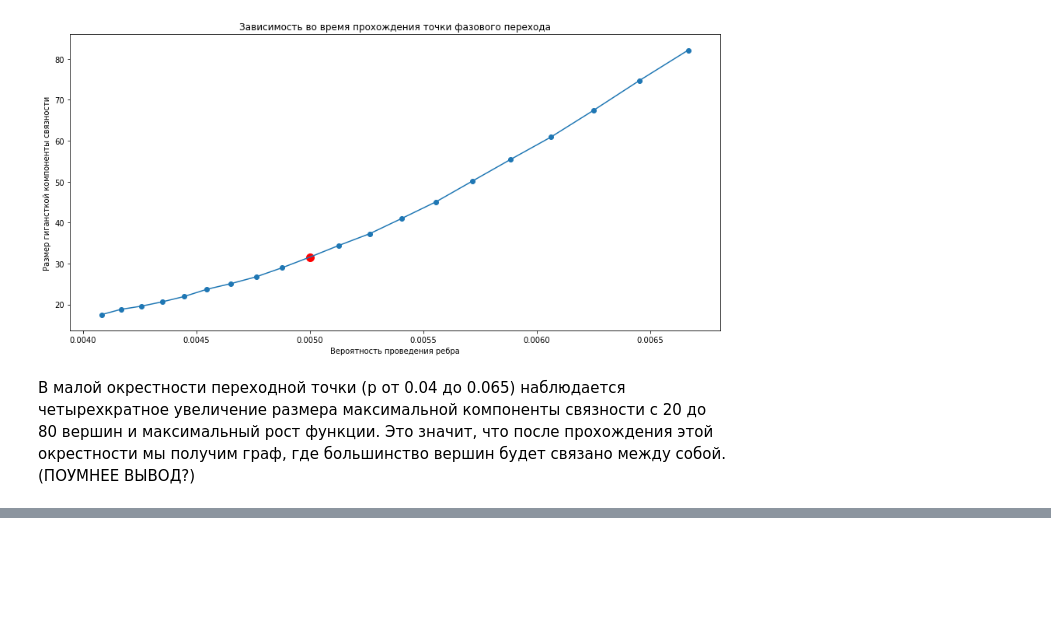
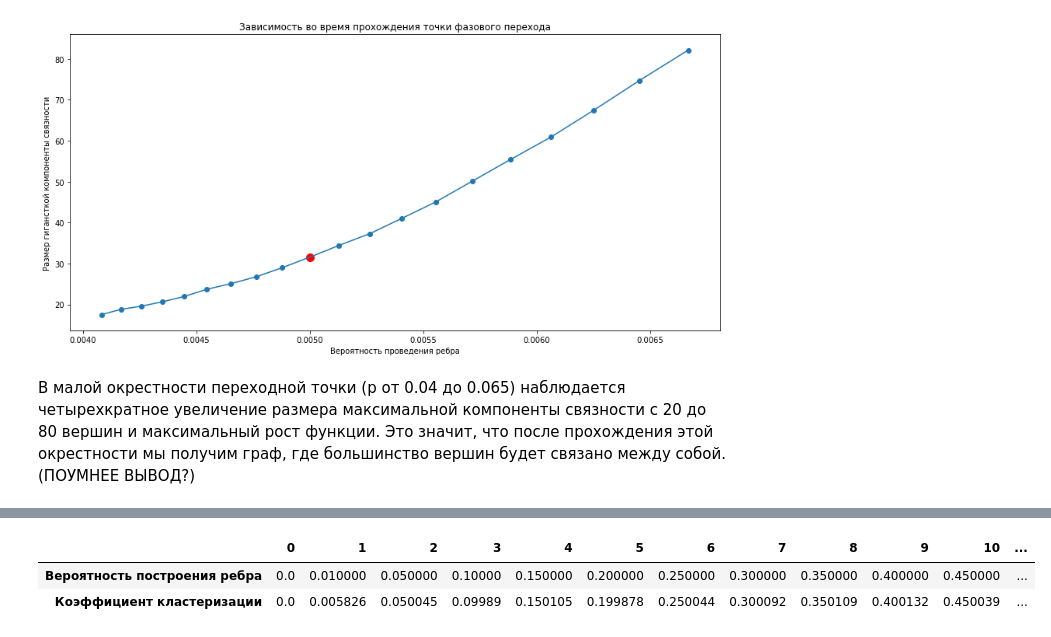
Before and after one commit to MaksimovArtem/NetworksLabs, a Jupyter notebook: Report.ipynb, the cells around one changed output, grey strips where cells are left out. Cells and saved outputs as stored; diff of their text form; code cells hidden in the pictures; blank space fills up the shorter version.

```diff
--- a/Report.ipynb
+++ b/Report.ipynb
@@ -143,0 +266,6 @@ plt.show()
+# %%
+pd.DataFrame({"Вероятность построения ребра":[p for [p,_,_,_,] in results_short], "Коэффициент кластеризации":[cl for [_,cl,_,_,] in results_short]}).T
+# %% [output]
+|  | 0 | 1 | 2 | 3 | 4 | 5 | 6 | 7 | 8 | 9 | 10 | ... |
+| Вероятность построения ребра | 0.0 | 0.010000 | 0.050000 | 0.10000 | 0.150000 | 0.200000 | 0.250000 | 0.300000 | 0.350000 | 0.400000 | 0.450000 | ... |
+| Коэффициент кластеризации | 0.0 | 0.005826 | 0.050045 | 0.09989 | 0.150105 | 0.199878 | 0.250044 | 0.300092 | 0.350109 | 0.400132 | 0.450039 | ... |
```
Also changed, not shown: parts of 10 cells of this notebook.
